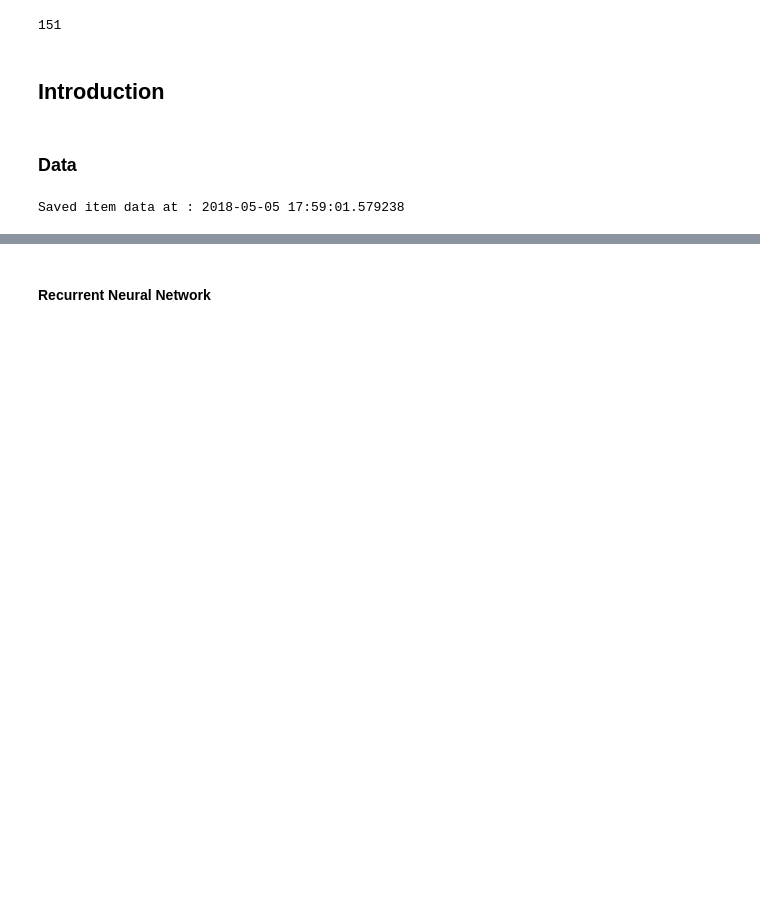
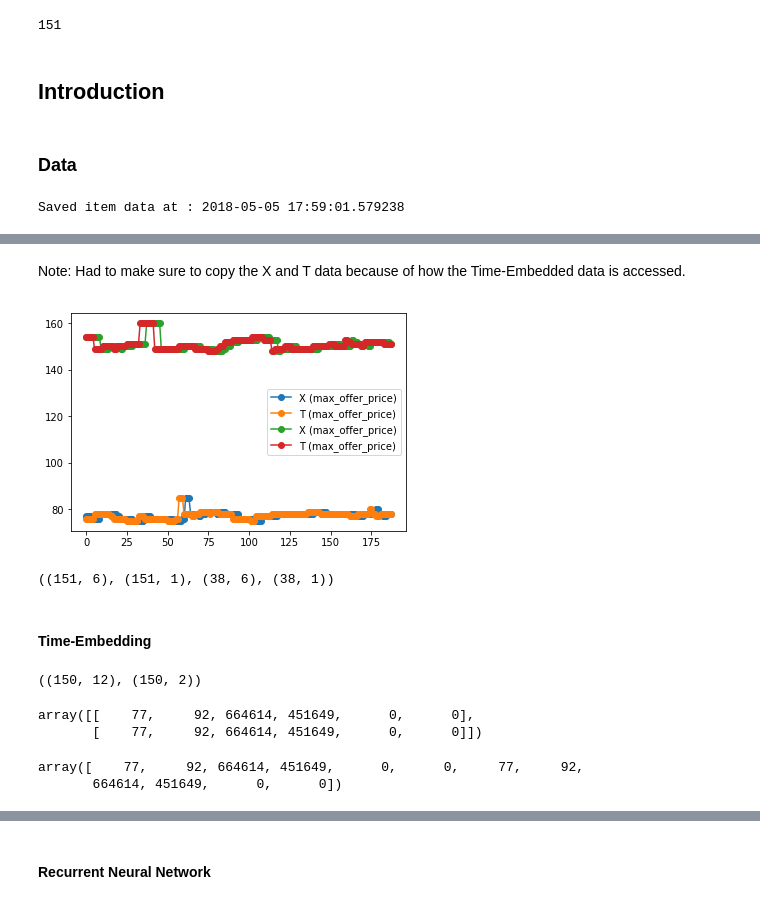
Before and after one commit to vicweeks/CS445-TermProject, a Jupyter notebook: TermProject.ipynb, the cells around one changed output, grey strips where cells are left out. Drawn from its saved outputs; the diff is of its cells as text; code cells hidden in the pictures; blank space fills up the shorter version.

Commit message:
timeEmbedding stuffs

```diff
--- a/TermProject.ipynb
+++ b/TermProject.ipynb
@@ -88,2 +88,36 @@ itemTimeData.shape
 # %%
 names = ['item_id', 'max_offer_price', 'min_sale_price', 'offer_availability', 'sale_availability', 'sale_price_change', 'offer_price_change', 'year', 'month', 'day', 'hour', 'minute', 'second']
+# %%
+def makeItemData(itemID, splitData=False, stepsAheadToPredict=4):
+    itemTimeData = np.load('itemData.npy')
+    itemData = itemTimeData[np.where(itemTimeData[:]==itemID)[0]]
+    X = itemData[:-stepsAheadToPredict, 1:7].copy()
+    T = itemData[stepsAheadToPredict:, 1:2].copy()
+    rows = np.arange(X.shape[0])
+    if splitData:
+        nTrain = int(X.shape[0] * 0.8)
+        Xtrain = X[rows[:nTrain],:]
+        Ttrain = T[rows[:nTrain],:]
+        Xtest = X[rows[nTrain:],:]
+        Ttest = T[rows[nTrain:],:]
+        return Xtrain, Ttrain, Xtest, Ttest
+    else:
+        plt.plot(X[:, 0], 'o-', label='X (max_offer_price)')
+        plt.plot(T, 'o-', label='T (max_offer_price)')
+        plt.legend();
+        return X, T, itemData
+# %% [markdown]
+Note: Had to make sure to copy the X and T data because of how the Time-Embedded data is accessed.
+# %%
+X, T, item1 = makeItemData(19718)
+X.shape, T.shape
+Xtest, Ttest, item2 = makeItemData(19720)
+# %% [output]
+[figure, added]
+# %%
+Xtrain, Ttrain, Xtest, Ttest = makeItemData(19718, splitData=True)
+Xtrain.shape, Ttrain.shape, Xtest.shape, Ttest.shape
+# %% [output]
+((151, 6), (151, 1), (38, 6), (38, 1))
+# %% [markdown]
+#### Time-Embedding
@@ -89,0 +134,18 @@ names = ['item_id', 'max_offer_price', 'min_sale_price', 'offer_availability', '
+# %%
+XtrainW = rollingWindows(Xtrain, 2)
+TtrainW = rollingWindows(Ttrain, 2)
+XtestW = rollingWindows(Xtest, 2)
+TtestW = rollingWindows(Ttest, 2)
+XtrainW.shape, TtrainW.shape
+# %% [output]
+((150, 12), (150, 2))
+# %%
+Xtrain[0:2]
+# %% [output]
+array([[    77,     92, 664614, 451649,      0,      0],
+       [    77,     92, 664614, 451649,      0,      0]])
+# %%
+XtrainW[0]
+# %% [output]
+array([    77,     92, 664614, 451649,      0,      0,     77,     92,
+       664614, 451649,      0,      0])
```
Also changed, not shown: parts of 12 cells of this notebook, 1 other file.
